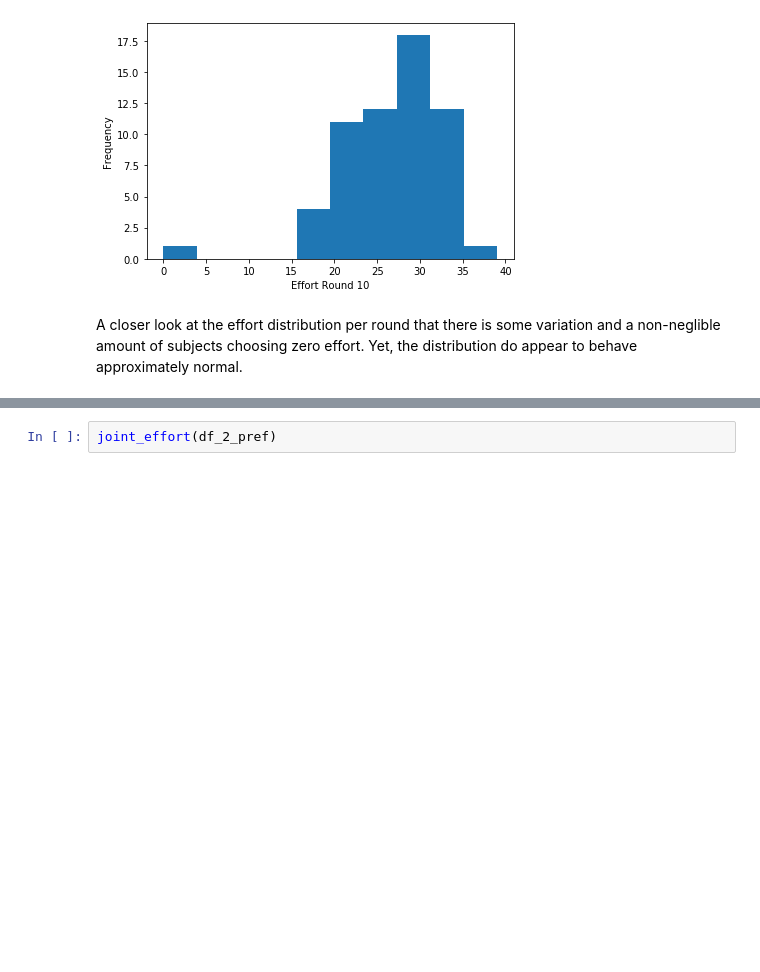
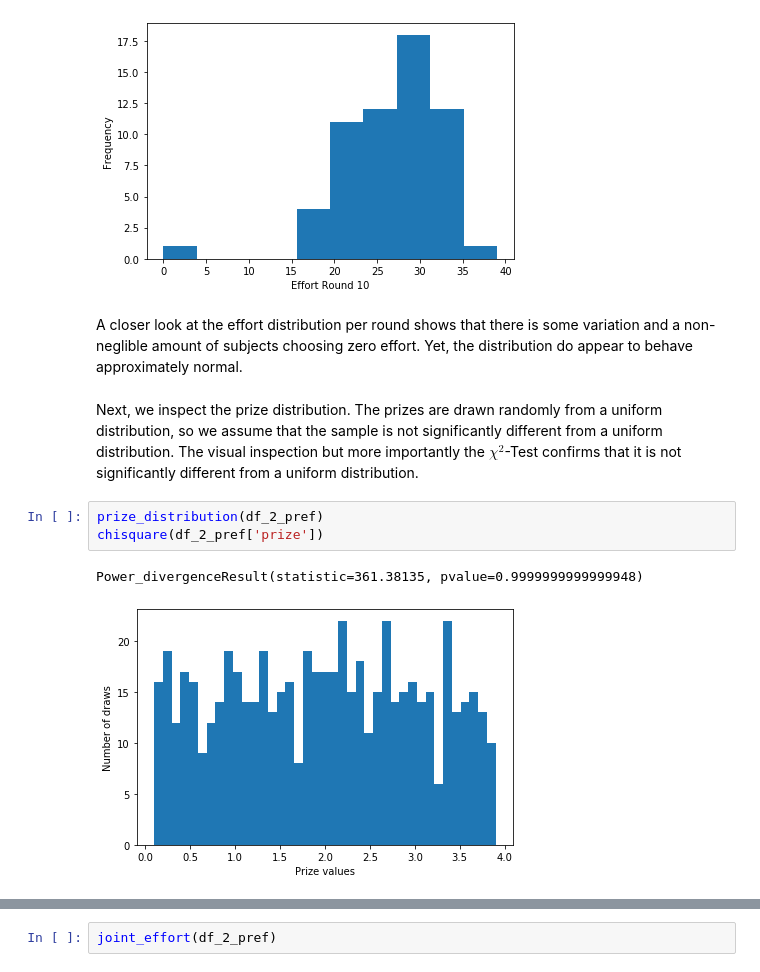
Before and after one commit to VincentSelz/microeconometrics-course-project-VincentSelz, a Jupyter notebook: Project-VincentSelz.ipynb, the cells around one changed output, grey strips where cells are left out. Saved outputs shown, nothing was run; the diff lists cells and outputs as text; blank space fills up the shorter version.

```diff
--- a/Project-VincentSelz.ipynb
+++ b/Project-VincentSelz.ipynb
@@ -241,4 +243,12 @@ effort_distr_per_round(df_2_pref)
 [figure]
 [figure]
 # %% [markdown]
-A closer look at the effort distribution per round that there is some variation and a non-neglible amount of subjects choosing zero effort. Yet, the distribution do appear to behave approximately normal.
+A closer look at the effort distribution per round shows that there is some variation and a non-neglible amount of subjects choosing zero effort. Yet, the distribution do appear to behave approximately normal.
+# %% [markdown]
+Next, we inspect the prize distribution. The prizes are drawn randomly from a uniform distribution, so we assume that the sample is not significantly different from a uniform distribution. The visual inspection but more importantly the $\chi^2$-Test confirms that it is not significantly different from a uniform distribution.
+# %%
+prize_distribution(df_2_pref)
+chisquare(df_2_pref['prize'])
+# %% [output]
+Power_divergenceResult(statistic=361.38135, pvalue=0.9999999999999948)
+[figure, added]
```
Also changed, not shown: parts of 44 cells of this notebook.
